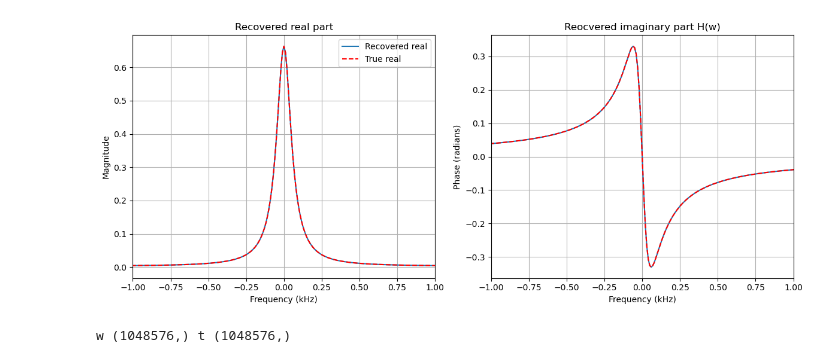
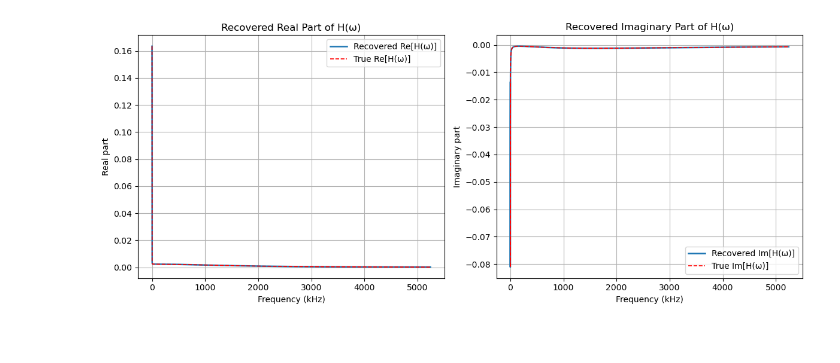
Before and after one commit to luriol/Cryopreservation, a Jupyter notebook: capacitor_time_domain.ipynb, the cells around one changed output. Drawn from its saved outputs; the diff is of its cells as text; code cells hidden in the pictures.

```diff
--- a/capacitor_time_domain.ipynb
+++ b/capacitor_time_domain.ipynb
@@ -139,47 +219,48 @@ April 16, 2025:  This doesn't seem to quite work it seems to recover the functio
 # %%
-# now try to recover frequency domain
+# === Recover frequency-domain response from real-valued output ===
 
+# Take FFT of the real part of the time-domain output (as if only Re[v(t)] were measurable)
 V_w_recover = np.fft.fft(np.real(v_t)) * dt
 
-# Avoid divide-by-zero: apply a threshold to |U(w)|
-eps = 1e-10 * np.max(np.abs(U_w))
-H_w_recovered = np.where(
-    np.abs(U_w  ) > eps,
-    V_w_recover / U_w,
-    0
-)
+# Recover the system transfer function H(ω) from output/input in frequency domain
+H_w_recovered = V_w_recover / U_w
 
-# Sort frequencies and corresponding H_w values for clean plotting
+# Sort frequencies and corresponding transfer function values for clean plotting
 sort_idx = np.argsort(w)
 w_sorted = w[sort_idx]
 H_w_sorted = H_w_recovered[sort_idx]
-H_w_true_sorted = H_w[sort_idx]  # optional: if you want to compare to ground truth
-
-# Plot the magnitude and phase of recovered H(w)
-plt.figure(figsize=(12, 5))
-
-plt.subplot(1, 2, 1)
-plt.plot(w_sorted / (2 * np.pi * 1e3), np.real(H_w_sorted), label="Recovered real")
-plt.plot(w_sorted / (2 * np.pi * 1e3), np.real(H_w_true_sorted), '--r', label="True real")
-plt.xlim(-1,1)
-plt.title("Recovered real part")
-plt.xlabel("Frequency (kHz)")
-plt.ylabel("Magnitude")
-plt.grid()
-plt.legend()
-
-plt.subplot(1, 2, 2)
-plt.plot(w_sorted / (2 * np.pi * 1e3), np.imag(H_w_sorted), label="Recovered imag")
-plt.plot(w_sorted / (2 * np.pi * 1e3), np.imag(H_w_true_sorted), '--r', label="True imag")
-plt.xlim(-1,1)
-plt.title("Reocvered imaginary part H(w)")
-plt.xlabel("Frequency (kHz)")
-plt.ylabel("Phase (radians)")
-plt.grid()
-
-plt.tight_layout()
-plt.show()
-print("w",np.shape(w),"t",np.shape(t))
+H_w_true_sorted = H_w[sort_idx]  # Theoretical transfer function with dielectric, for comparison
-# %% [output]
-[figure, removed]
-w (1048576,) t (1048576,)
+# %%
+# Mask for positive frequencies above 10 Hz
+f_sorted = w_sorted / (2 * np.pi)  # frequency in Hz
+plot_mask = (f_sorted > 10)
+
+freq_kHz = f_sorted[plot_mask] / 1e3  # convert to kHz for x-axis
+
+# Plot comparison of real and imaginary parts of H(w)
+plt.figure(figsize=(12, 5))
+
+# Real part
+plt.subplot(1, 2, 1)
+plt.plot(freq_kHz, np.real(H_w_sorted[plot_mask]), label="Recovered Re[H(ω)]", linewidth=1.8)
+plt.plot(freq_kHz, np.real(H_w_true_sorted[plot_mask]), '--r', label="True Re[H(ω)]", linewidth=1.2)
+plt.xlabel("Frequency (kHz)")
+plt.ylabel("Real part")
+plt.title("Recovered Real Part of H(ω)")
+plt.grid(True)
+plt.legend()
+
+# Imaginary part
+plt.subplot(1, 2, 2)
+plt.plot(freq_kHz, np.imag(H_w_sorted[plot_mask]), label="Recovered Im[H(ω)]", linewidth=1.8)
+plt.plot(freq_kHz, np.imag(H_w_true_sorted[plot_mask]), '--r', label="True Im[H(ω)]", linewidth=1.2)
+plt.xlabel("Frequency (kHz)")
+plt.ylabel("Imaginary part")
+plt.title("Recovered Imaginary Part of H(ω)")
+plt.grid(True)
+plt.legend()
+
+plt.tight_layout()
+plt.show()
+# %% [output]
+[figure, added]
```
Also changed, not shown: parts of 14 cells of this notebook, 1 other file.
